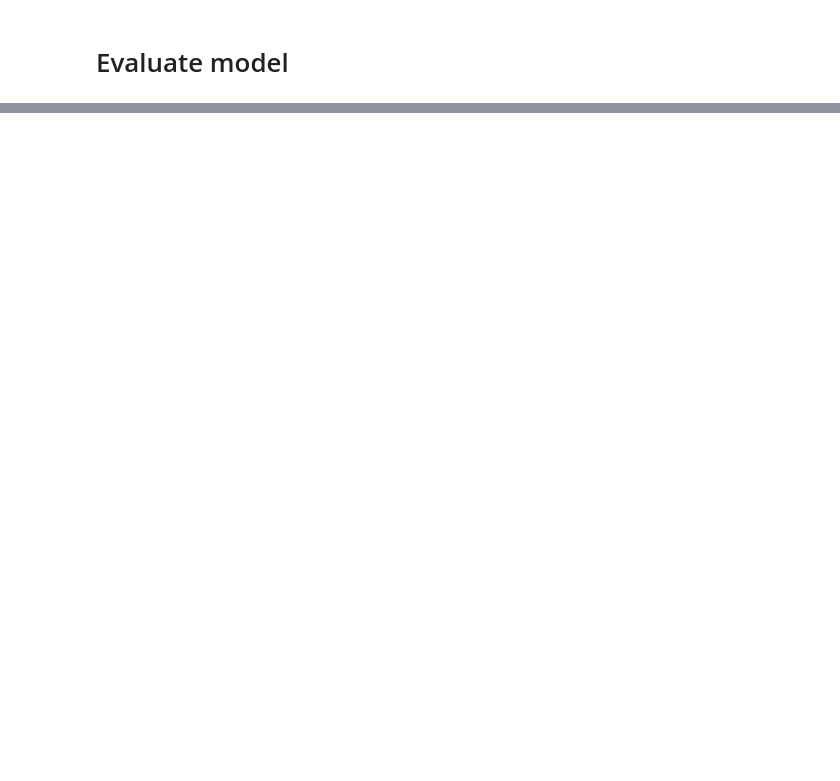
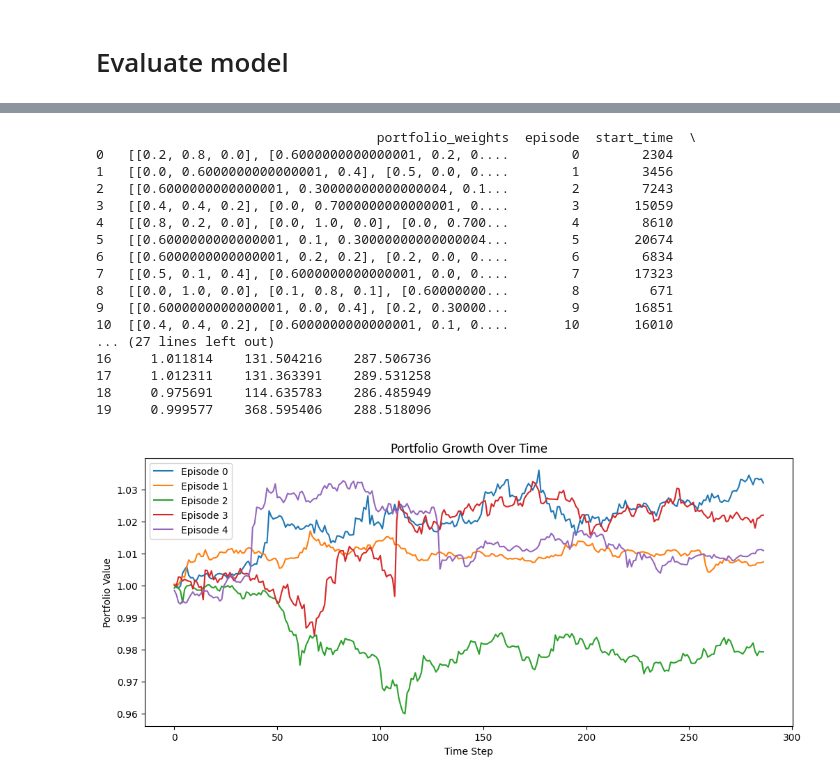
Before and after one commit to MWajdi/rl-portfolio-reallocation, a Jupyter notebook: run_training_experiment.ipynb, the cells around one changed output, grey strips where cells are left out. Saved outputs shown, nothing was run; the diff lists cells and outputs as text; code cells hidden in the pictures; blank space fills up the shorter version.

Commit message:
add evaluation features

```diff
--- a/run_training_experiment.ipynb
+++ b/run_training_experiment.ipynb
@@ -213,0 +261,25 @@ Hello
+# %%
+import torch
+import numpy as np
+import pandas as pd
+import gymnasium as gym
+import ppo  # Import PPO script
+from portfolio_env import make_wrapped_env
+import matplotlib.pyplot as plt
+
+# -----------------------------
+# 1️⃣ Load the trained model
+# -----------------------------
+device = torch.device("cuda" if torch.cuda.is_available() else "cpu")
+
+args.num_envs = 1 # Single environment for evaluation
+
+envs = gym.vector.SyncVectorEnv(
+        [ppo.make_env(args.env_id, args) for _ in range(1)]
+    )
+# %%
+
+# Load trained PPO agent
+agent = ppo.Agent(envs).to(device)
+agent.load_state_dict(torch.load(f"models/ppo_agent_{args.exp_name}.pt"))
+agent.eval()  # Set to evaluation mode
@@ -213,0 +413,39 @@ Hello
+# %%
+# -----------------------------
+# 4️⃣ Display and Plot Results
+# -----------------------------
+df_results = pd.DataFrame(results).drop(columns=['returns'])
+print(df_results)
+
+# Plot portfolio values over time for a few episodes
+plt.figure(figsize=(12, 5))
+for i in range(min(5, num_eval_episodes)):  # Plot first 5 episodes
+    returns = results[i]["returns"][:-1]
+    plt.plot(range(len(returns)), returns, label=f"Episode {i}")
+
+plt.xlabel("Time Step")
+plt.ylabel("Portfolio Value")
+plt.title("Portfolio Growth Over Time")
+plt.legend()
+plt.show()
+
+envs.close()
+# %% [output]
+                                    portfolio_weights  episode  start_time  \
+0   [[0.2, 0.8, 0.0], [0.6000000000000001, 0.2, 0....        0        2304
+1   [[0.0, 0.6000000000000001, 0.4], [0.5, 0.0, 0....        1        3456
+2   [[0.6000000000000001, 0.30000000000000004, 0.1...        2        7243
+3   [[0.4, 0.4, 0.2], [0.0, 0.7000000000000001, 0....        3       15059
+4   [[0.8, 0.2, 0.0], [0.0, 1.0, 0.0], [0.0, 0.700...        4        8610
+5   [[0.6000000000000001, 0.1, 0.30000000000000004...        5       20674
+6   [[0.6000000000000001, 0.2, 0.2], [0.2, 0.0, 0....        6        6834
+7   [[0.5, 0.1, 0.4], [0.6000000000000001, 0.0, 0....        7       17323
+8   [[0.0, 1.0, 0.0], [0.1, 0.8, 0.1], [0.60000000...        8         671
+9   [[0.6000000000000001, 0.0, 0.4], [0.2, 0.30000...        9       16851
+10  [[0.4, 0.4, 0.2], [0.6000000000000001, 0.1, 0....       10       16010
+... (27 lines left out)
+16     1.011814    131.504216    287.506736
+17     1.012311    131.363391    289.531258
+18     0.975691    114.635783    286.485949
+19     0.999577    368.595406    288.518096
+[figure, added]
```
Also changed, not shown: parts of 17 cells of this notebook, 3 other files.
